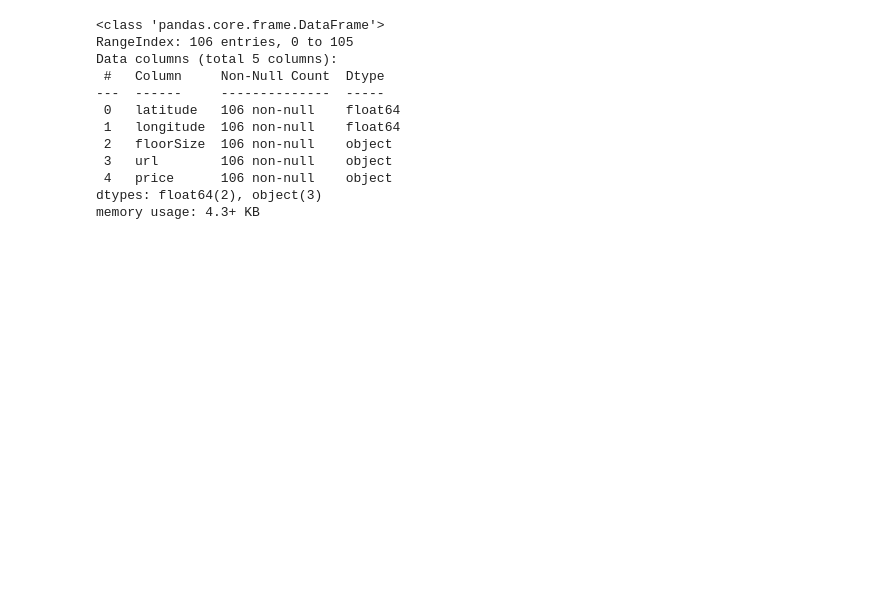
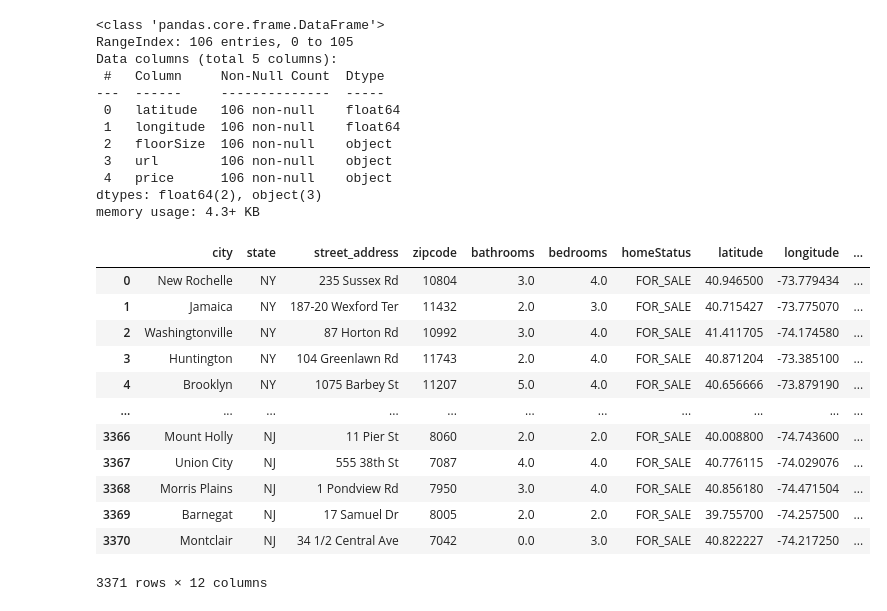
Before and after one commit to cjunhyuk/housing_capstone, a Jupyter notebook: EDA.ipynb, the cells around one changed output. Cells and saved outputs as stored; diff of their text form; code cells hidden in the pictures; blank space fills up the shorter version.

Commit message:
dataset for NY and NJ houses added

```diff
--- a/EDA.ipynb
+++ b/EDA.ipynb
@@ -32,3 +32,30 @@ Data columns (total 5 columns):
  4   price      106 non-null    object
 dtypes: float64(2), object(3)
 memory usage: 4.3+ KB
+# %%
+col_drop = ['address/community', 'address/neighborhood', 'address/subdivision', 'currency',
+           'description', 'livingArea']
+# %%
+rename_dict = {'address/city': 'city', 'address/state': 'state',
+               'address/streetAddress': 'street_address',
+                'address/zipcode': 'zipcode'}
+# %%
+df3 = pd.read_csv('data/dataset2_ny_nj_2022-03-18_19-12-50-410.csv')
+df3 = df3.drop(col_drop, axis='columns')
+df3 = df3[df3.columns.drop(list(df3.filter(regex='photos')))] #remove all photo columns
+df3.rename(columns=rename_dict, inplace=True)
+df3
+# %% [output]
+|  | city | state | street_address | zipcode | bathrooms | bedrooms | homeStatus | latitude | longitude | ... |
+| 0 | New Rochelle | NY | 235 Sussex Rd | 10804 | 3.0 | 4.0 | FOR_SALE | 40.946500 | -73.779434 | ... |
+| 1 | Jamaica | NY | 187-20 Wexford Ter | 11432 | 2.0 | 3.0 | FOR_SALE | 40.715427 | -73.775070 | ... |
+| 2 | Washingtonville | NY | 87 Horton Rd | 10992 | 3.0 | 4.0 | FOR_SALE | 41.411705 | -74.174580 | ... |
+| 3 | Huntington | NY | 104 Greenlawn Rd | 11743 | 2.0 | 4.0 | FOR_SALE | 40.871204 | -73.385100 | ... |
+| 4 | Brooklyn | NY | 1075 Barbey St | 11207 | 5.0 | 4.0 | FOR_SALE | 40.656666 | -73.879190 | ... |
+| ... | ... | ... | ... | ... | ... | ... | ... | ... | ... | ... |
+| 3366 | Mount Holly | NJ | 11 Pier St | 8060 | 2.0 | 2.0 | FOR_SALE | 40.008800 | -74.743600 | ... |
+| 3367 | Union City | NJ | 555 38th St | 7087 | 4.0 | 4.0 | FOR_SALE | 40.776115 | -74.029076 | ... |
+| 3368 | Morris Plains | NJ | 1 Pondview Rd | 7950 | 3.0 | 4.0 | FOR_SALE | 40.856180 | -74.471504 | ... |
+| 3369 | Barnegat | NJ | 17 Samuel Dr | 8005 | 2.0 | 2.0 | FOR_SALE | 39.755700 | -74.257500 | ... |
+| 3370 | Montclair | NJ | 34 1/2 Central Ave | 7042 | 0.0 | 3.0 | FOR_SALE | 40.822227 | -74.217250 | ... |
+3371 rows × 12 columns
```
Also changed, not shown: parts of 12 cells of this notebook, 3 other files.
